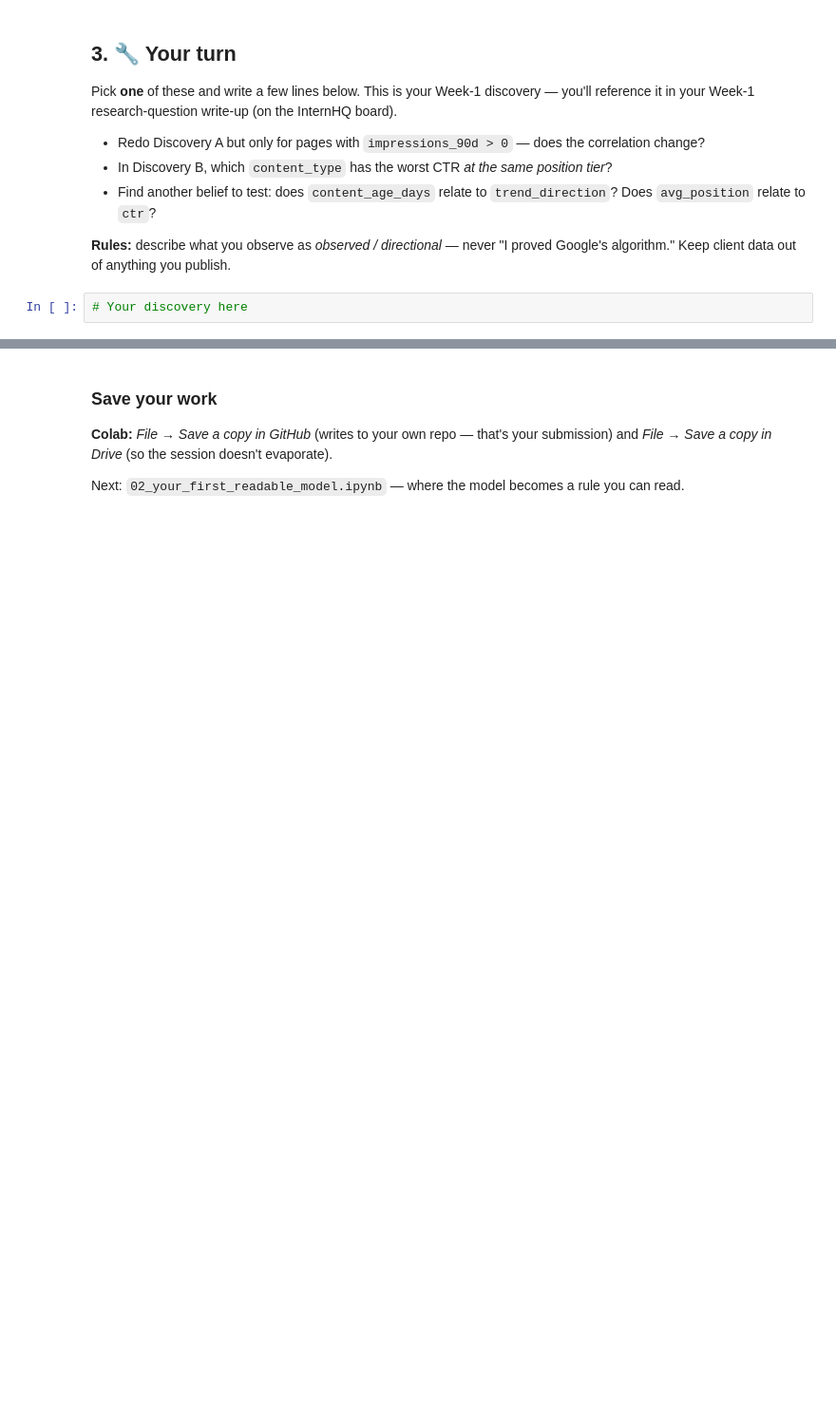
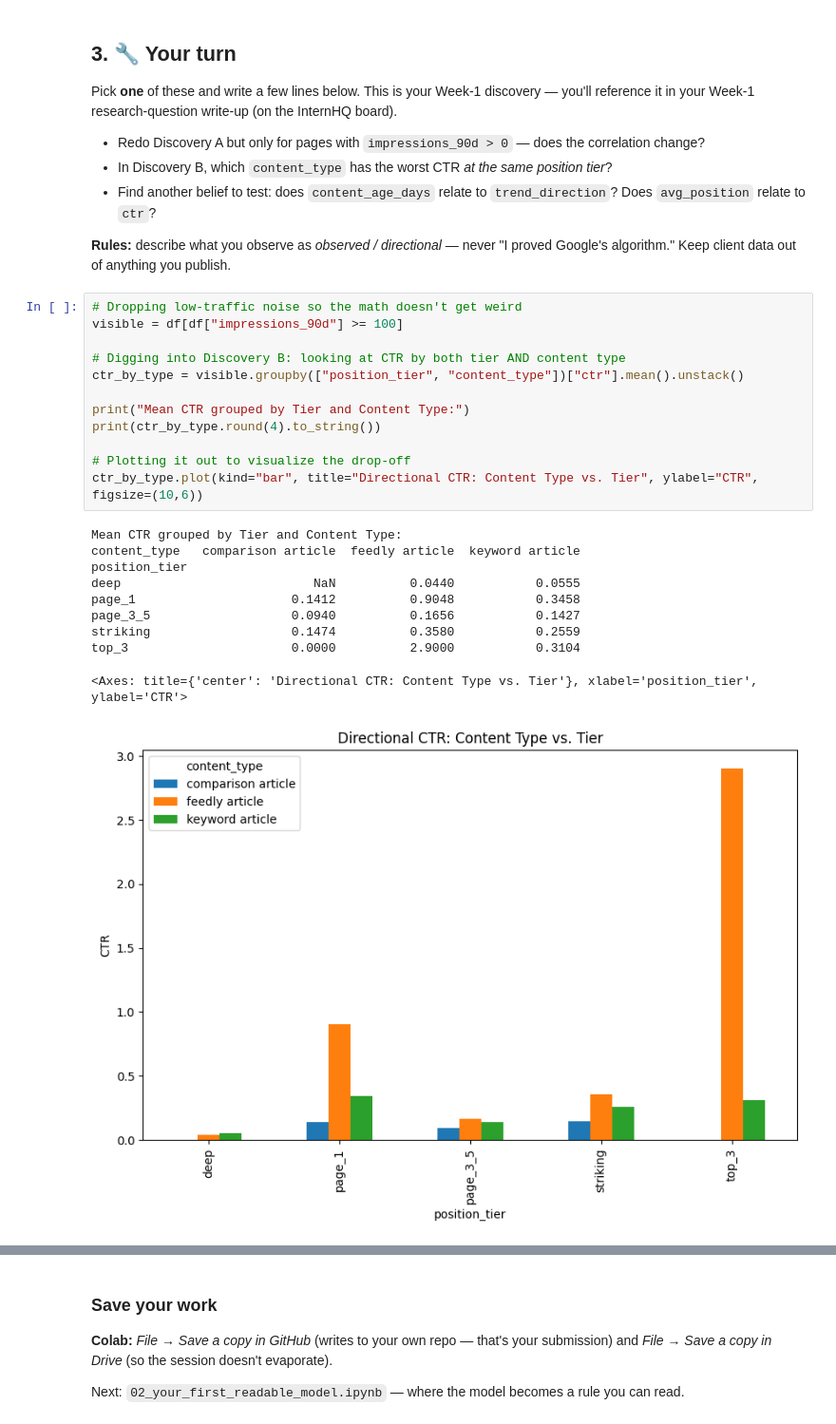
Before and after one commit to yukirochi/flyrank-internship, a Jupyter notebook: notebooks/01_first_look_and_discovery.ipynb, the cells around one changed output, grey strips where cells are left out. Shown at 95% size. Cells and saved outputs as stored; diff of their text form; blank space fills up the shorter version.

```diff
--- a/notebooks/01_first_look_and_discovery.ipynb
+++ b/notebooks/01_first_look_and_discovery.ipynb
@@ -116,5 +162,26 @@ Pick **one** of these and write a few lines below. This is your Week-1 discovery
 - Find another belief to test: does `content_age_days` relate to `trend_direction`? Does `avg_position` relate to `ctr`?
 
 **Rules:** describe what you observe as *observed / directional* — never "I proved Google's algorithm." Keep client data out of anything you publish.
-# %%
-# Your discovery here
+# %%
+# Dropping low-traffic noise so the math doesn't get weird
+visible = df[df["impressions_90d"] >= 100]
+
+# Digging into Discovery B: looking at CTR by both tier AND content type
+ctr_by_type = visible.groupby(["position_tier", "content_type"])["ctr"].mean().unstack()
+
+print("Mean CTR grouped by Tier and Content Type:")
+print(ctr_by_type.round(4).to_string())
+
+# Plotting it out to visualize the drop-off
+ctr_by_type.plot(kind="bar", title="Directional CTR: Content Type vs. Tier", ylabel="CTR", figsize=(10,6))
+# %% [output]
+Mean CTR grouped by Tier and Content Type:
+content_type   comparison article  feedly article  keyword article
+position_tier
+deep                          NaN          0.0440           0.0555
+page_1                     0.1412          0.9048           0.3458
+page_3_5                   0.0940          0.1656           0.1427
+striking                   0.1474          0.3580           0.2559
+top_3                      0.0000          2.9000           0.3104
+<Axes: title={'center': 'Directional CTR: Content Type vs. Tier'}, xlabel='position_tier', ylabel='CTR'>
+[figure, added]
```
Also changed, not shown: parts of 6 cells of this notebook.
